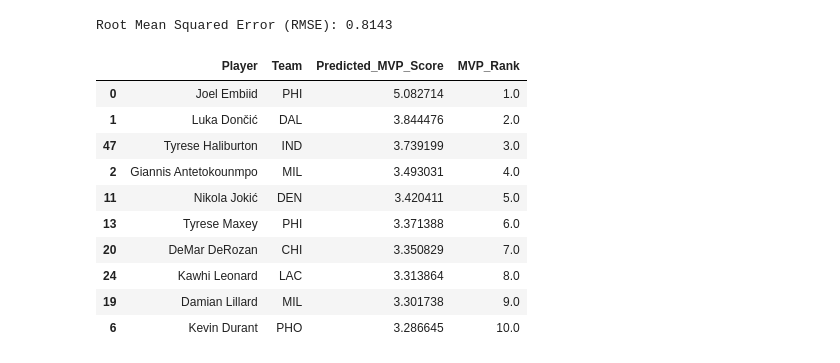
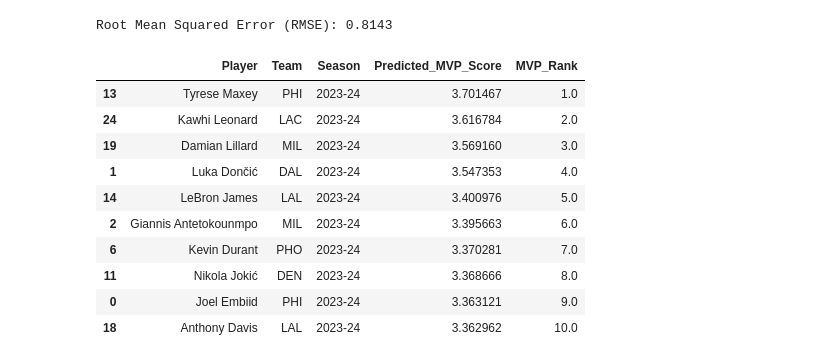
Before and after one commit to Alexon-Abreu/NBA-Data-Mining-Project, a Jupyter notebook: mvp_predictions.ipynb, the cells around one changed output. Cells and saved outputs as stored; diff of their text form; code cells hidden in the pictures.

```diff
--- a/mvp_predictions.ipynb
+++ b/mvp_predictions.ipynb
@@ -136,43 +136,43 @@ train_data = pd.read_csv("nba_combined_1980_2015.csv")
 test_data = pd.read_csv(f"{'processed_data'}/nba_player_stats_2023-24_processed.csv")
 
 # Define features and target
 features = [
     'G', 'MP', 'PTS', 'eFG%', 'TS%', 'AST', 'TRB', 'STL', 'BLK', 'TOV', 'EFF',
-
+    'MVP_count', 'MVP_nominations', 'AS'
 ]
 target = 'MVP'
 
 # Prepare data
 X_train, y_train = train_data[features], train_data[target]
 X_test, y_test = test_data[features], test_data[target]
 
 # Train the model on historical data
 model = RandomForestRegressor(random_state=42, n_estimators=100, max_depth=5)
 model.fit(X_train, y_train)
 
 # Predict MVP scores for the 2023-24 season
 y_pred_2023_24 = model.predict(X_test)
 
 # Add predictions to the test data
 test_data['Predicted_MVP_Score'] = y_pred_2023_24
 
 # Rank players by predicted MVP score (1 = highest score)
 test_data['MVP_Rank'] = test_data['Predicted_MVP_Score'].rank(method='min', ascending=False)
 
 # Filter top 10 players
 top_10_mvp_candidates = test_data.sort_values(by='MVP_Rank').head(10)
 
 # Display the top 10 MVP nominees
-top_10_mvp_candidates[['Player', 'Team', 'Predicted_MVP_Score', 'MVP_Rank']]
+top_10_mvp_candidates[['Player', 'Team', 'Season', 'Predicted_MVP_Score', 'MVP_Rank']]
 # %% [output]
-|  | Player | Team | Predicted_MVP_Score | MVP_Rank |
-| 0 | Joel Embiid | PHI | 5.082714 | 1.0 |
-| 1 | Luka Dončić | DAL | 3.844476 | 2.0 |
-| 47 | Tyrese Haliburton | IND | 3.739199 | 3.0 |
-| 2 | Giannis Antetokounmpo | MIL | 3.493031 | 4.0 |
-| 11 | Nikola Jokić | DEN | 3.420411 | 5.0 |
-| 13 | Tyrese Maxey | PHI | 3.371388 | 6.0 |
-| 20 | DeMar DeRozan | CHI | 3.350829 | 7.0 |
-| 24 | Kawhi Leonard | LAC | 3.313864 | 8.0 |
-| 19 | Damian Lillard | MIL | 3.301738 | 9.0 |
-| 6 | Kevin Durant | PHO | 3.286645 | 10.0 |
+|  | Player | Team | Season | Predicted_MVP_Score | MVP_Rank |
+| 13 | Tyrese Maxey | PHI | 2023-24 | 3.701467 | 1.0 |
+| 24 | Kawhi Leonard | LAC | 2023-24 | 3.616784 | 2.0 |
+| 19 | Damian Lillard | MIL | 2023-24 | 3.569160 | 3.0 |
+| 1 | Luka Dončić | DAL | 2023-24 | 3.547353 | 4.0 |
+| 14 | LeBron James | LAL | 2023-24 | 3.400976 | 5.0 |
+| 2 | Giannis Antetokounmpo | MIL | 2023-24 | 3.395663 | 6.0 |
+| 6 | Kevin Durant | PHO | 2023-24 | 3.370281 | 7.0 |
+| 11 | Nikola Jokić | DEN | 2023-24 | 3.368666 | 8.0 |
+| 0 | Joel Embiid | PHI | 2023-24 | 3.363121 | 9.0 |
+| 18 | Anthony Davis | LAL | 2023-24 | 3.362962 | 10.0 |
```
Also changed, not shown: parts of 4 cells of this notebook, 48 other files.
